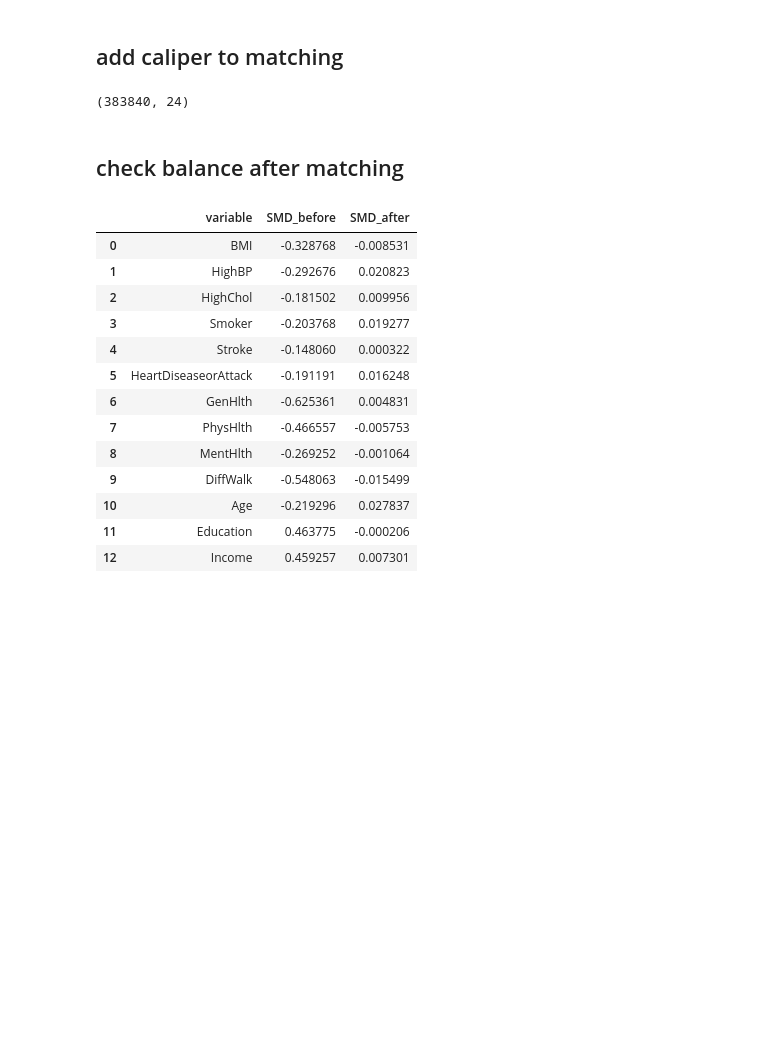
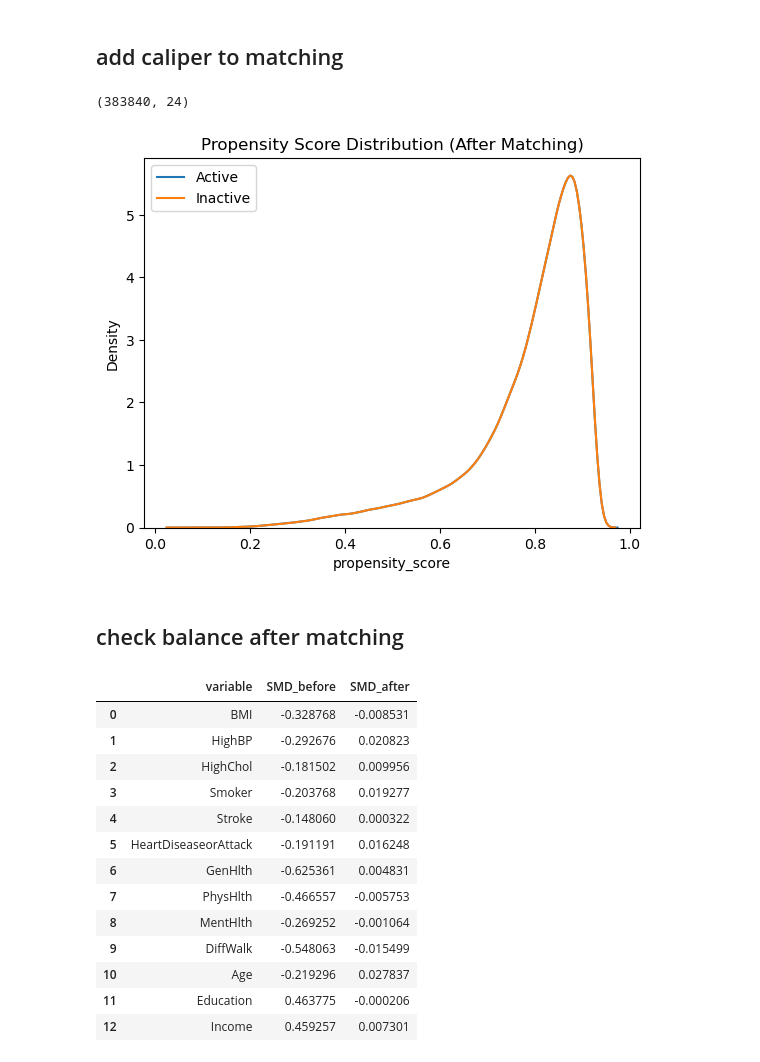
Before and after one commit to 3Frank3/Diabetes-Risk-Prediction-Fairness-Evaluation-and-Causal-Analysis-of-Physical-Activity-Using-PSM, a Jupyter notebook: PSM.ipynb, the cells around one changed output. Saved outputs shown, nothing was run; the diff lists cells and outputs as text; code cells hidden in the pictures; blank space fills up the shorter version.

```diff
--- a/PSM.ipynb
+++ b/PSM.ipynb
@@ -153,6 +167,15 @@ matched_df = pd.concat(
 matched_df.shape
 # %% [output]
 (383840, 24)
+# %%
+sns.kdeplot(matched_df[matched_df["PhysActivity"]==1]["propensity_score"], label="Active")
+sns.kdeplot(matched_df[matched_df["PhysActivity"]==0]["propensity_score"], label="Inactive")
+
+plt.title("Propensity Score Distribution (After Matching)")
+plt.legend()
+plt.show()
+# %% [output]
+[figure, added]
 # %% [markdown]
 ## check balance after matching
 # %%
```
Also changed, not shown: parts of 6 cells of this notebook.
